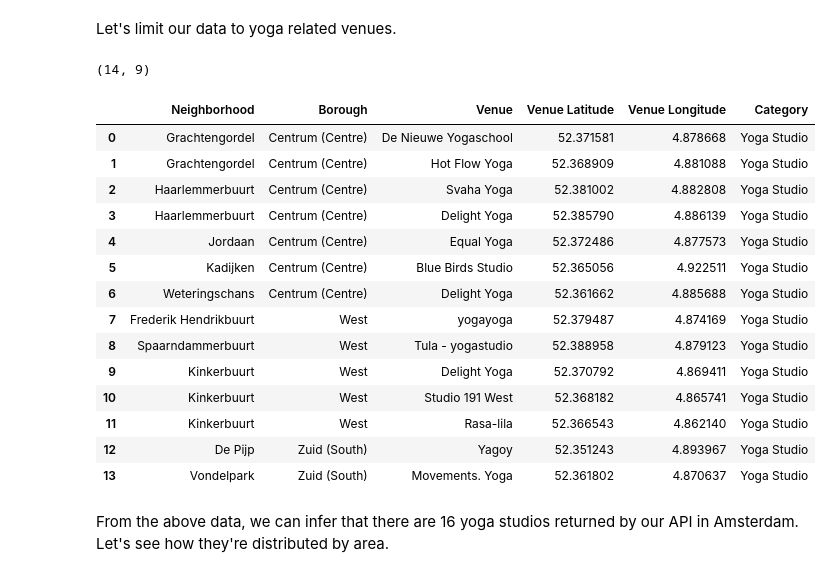
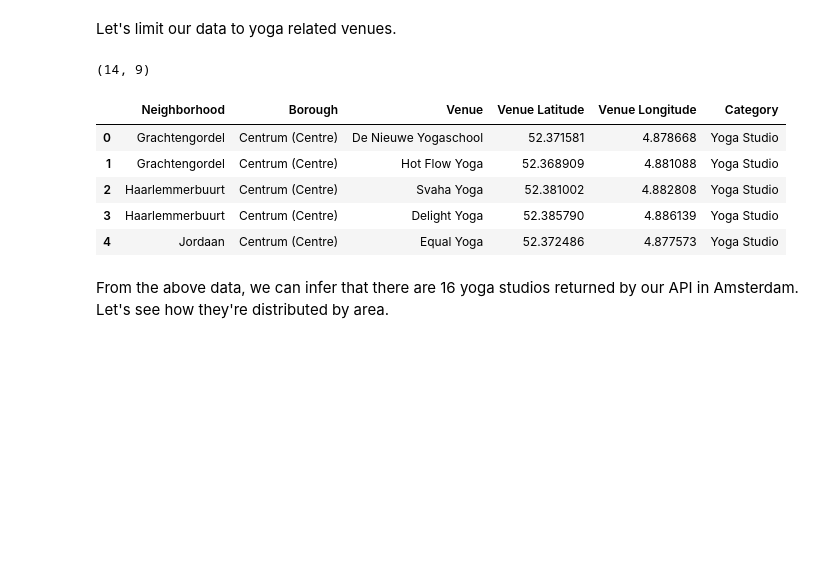
Before and after one commit to diikay/capstone-coursera, a Jupyter notebook: Capstone-AmsterdamFitness.ipynb, the cells around one changed output. Saved outputs shown, nothing was run; the diff lists cells and outputs as text; code cells hidden in the pictures; blank space fills up the shorter version.

Commit message:
Published from Watson Studio.

```diff
--- a/Capstone-AmsterdamFitness.ipynb
+++ b/Capstone-AmsterdamFitness.ipynb
@@ -682,27 +641,18 @@ yoga_venues = ['Yoga Studio']
 # %%
 df_yoga = df_venues_merged[df_venues_merged['Category'].isin(yoga_venues)]
 print(df_yoga.shape)
 df_yoga = df_yoga.reset_index()
 df_yoga.drop(['index'], axis=1, inplace=True)
 df_yoga.drop(['Neighborhood Latitude','Neighborhood Longitude','Venue Id'], axis=1, inplace=True)
-df_yoga
+df_yoga.head()
 # %% [output]
 (14, 9)
 |  | Neighborhood | Borough | Venue | Venue Latitude | Venue Longitude | Category |
 | 0 | Grachtengordel | Centrum (Centre) | De Nieuwe Yogaschool | 52.371581 | 4.878668 | Yoga Studio |
 | 1 | Grachtengordel | Centrum (Centre) | Hot Flow Yoga | 52.368909 | 4.881088 | Yoga Studio |
 | 2 | Haarlemmerbuurt | Centrum (Centre) | Svaha Yoga | 52.381002 | 4.882808 | Yoga Studio |
 | 3 | Haarlemmerbuurt | Centrum (Centre) | Delight Yoga | 52.385790 | 4.886139 | Yoga Studio |
 | 4 | Jordaan | Centrum (Centre) | Equal Yoga | 52.372486 | 4.877573 | Yoga Studio |
-| 5 | Kadijken | Centrum (Centre) | Blue Birds Studio | 52.365056 | 4.922511 | Yoga Studio |
-| 6 | Weteringschans | Centrum (Centre) | Delight Yoga | 52.361662 | 4.885688 | Yoga Studio |
-| 7 | Frederik Hendrikbuurt | West | yogayoga | 52.379487 | 4.874169 | Yoga Studio |
-| 8 | Spaarndammerbuurt | West | Tula - yogastudio | 52.388958 | 4.879123 | Yoga Studio |
-| 9 | Kinkerbuurt | West | Delight Yoga | 52.370792 | 4.869411 | Yoga Studio |
-| 10 | Kinkerbuurt | West | Studio 191 West | 52.368182 | 4.865741 | Yoga Studio |
-| 11 | Kinkerbuurt | West | Rasa-lila | 52.366543 | 4.862140 | Yoga Studio |
-| 12 | De Pijp | Zuid (South) | Yagoy | 52.351243 | 4.893967 | Yoga Studio |
-| 13 | Vondelpark | Zuid (South) | Movements. Yoga | 52.361802 | 4.870637 | Yoga Studio |
 # %% [markdown]
 From the above data, we can infer that there are 16 yoga studios returned by our API in Amsterdam. Let's see how they're distributed by area.
 # %%
```
Also changed, not shown: parts of 9 cells of this notebook.
